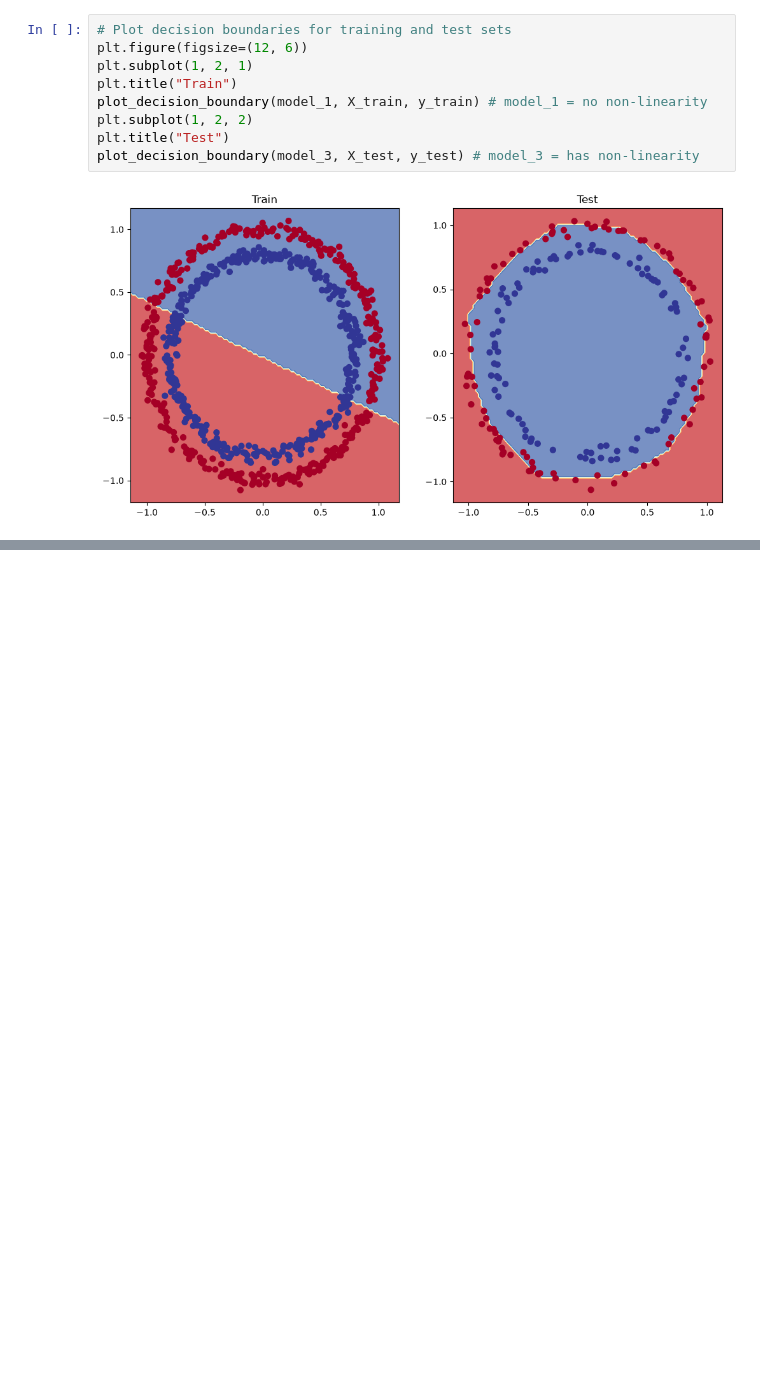
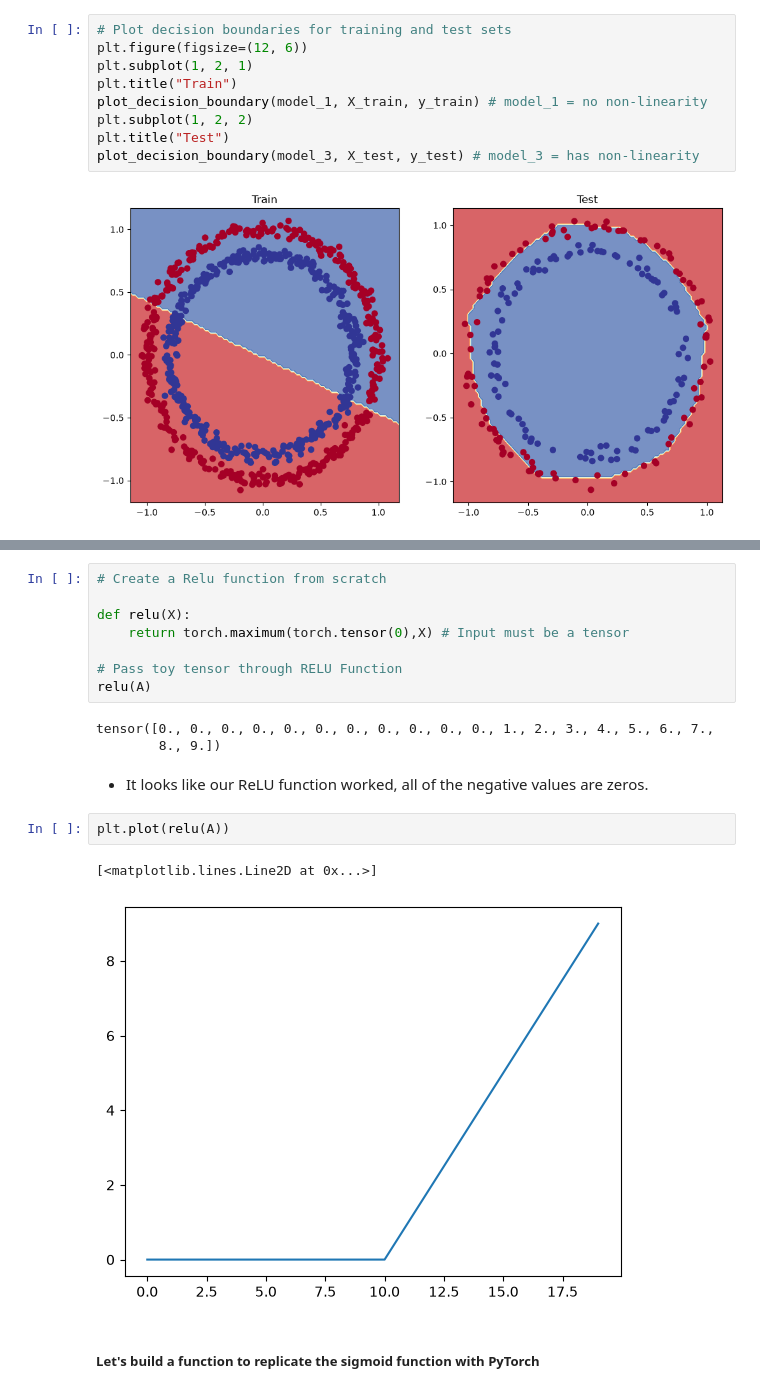
Before and after one commit to Amit-yadav019/Deep-Learning, a Jupyter notebook: PyTorch/PyTorch_Neural_Network_Classification.ipynb, the cells around one changed output, grey strips where cells are left out. Saved outputs shown, nothing was run; the diff lists cells and outputs as text; blank space fills up the shorter version.

```diff
--- a/PyTorch/PyTorch_Neural_Network_Classification.ipynb
+++ b/PyTorch/PyTorch_Neural_Network_Classification.ipynb
@@ -885,0 +906,21 @@ plot_decision_boundary(model_3, X_test, y_test) # model_3 = has non-linearity
+# %%
+# Create a Relu function from scratch
+
+def relu(X):
+    return torch.maximum(torch.tensor(0),X) # Input must be a tensor
+
+# Pass toy tensor through RELU Function
+relu(A)
+# %% [output]
+tensor([0., 0., 0., 0., 0., 0., 0., 0., 0., 0., 0., 1., 2., 3., 4., 5., 6., 7.,
+        8., 9.])
+# %% [markdown]
+
+* It looks like our ReLU function worked, all of the negative values are zeros.
+# %%
+plt.plot(relu(A))
+# %% [output]
+[<matplotlib.lines.Line2D at 0x...>]
+[figure, added]
+# %% [markdown]
+##### Let's build a function to replicate the sigmoid function with PyTorch
```
Also changed, not shown: parts of 20 cells of this notebook, 1 other file.
